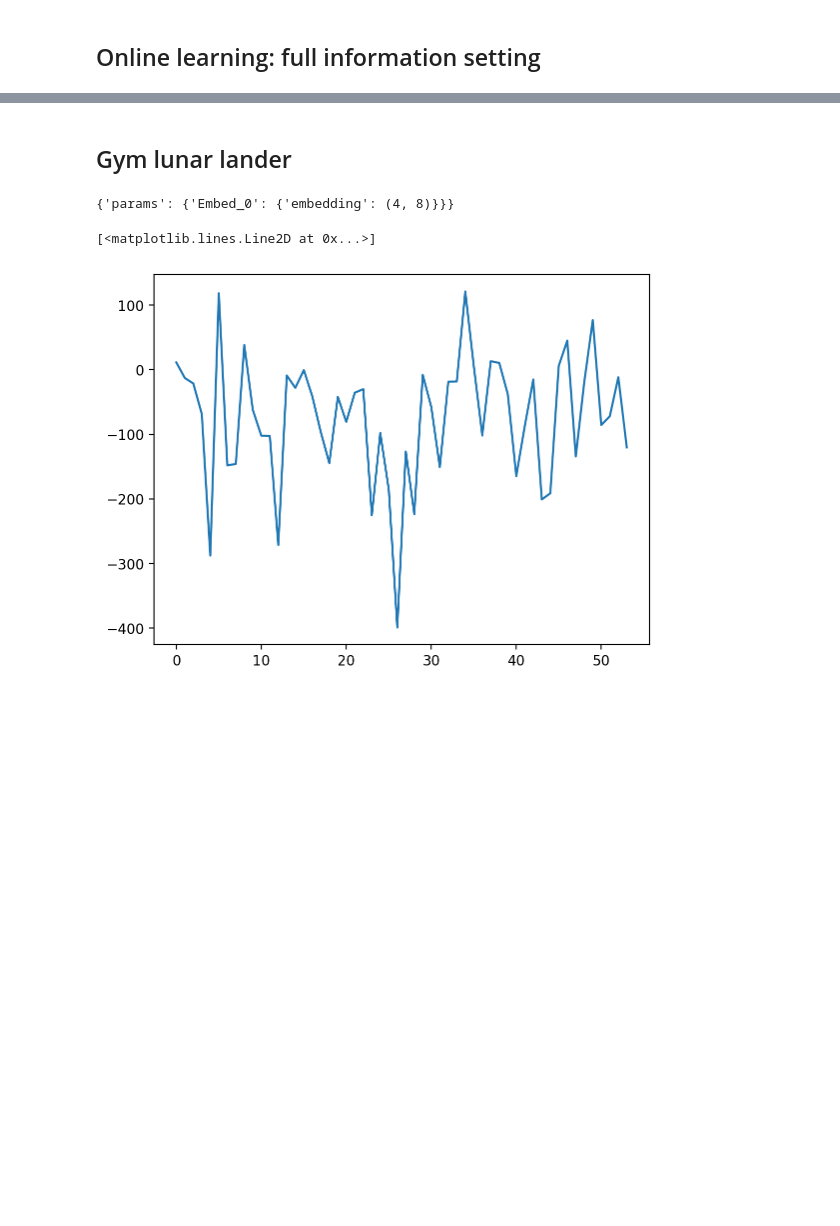
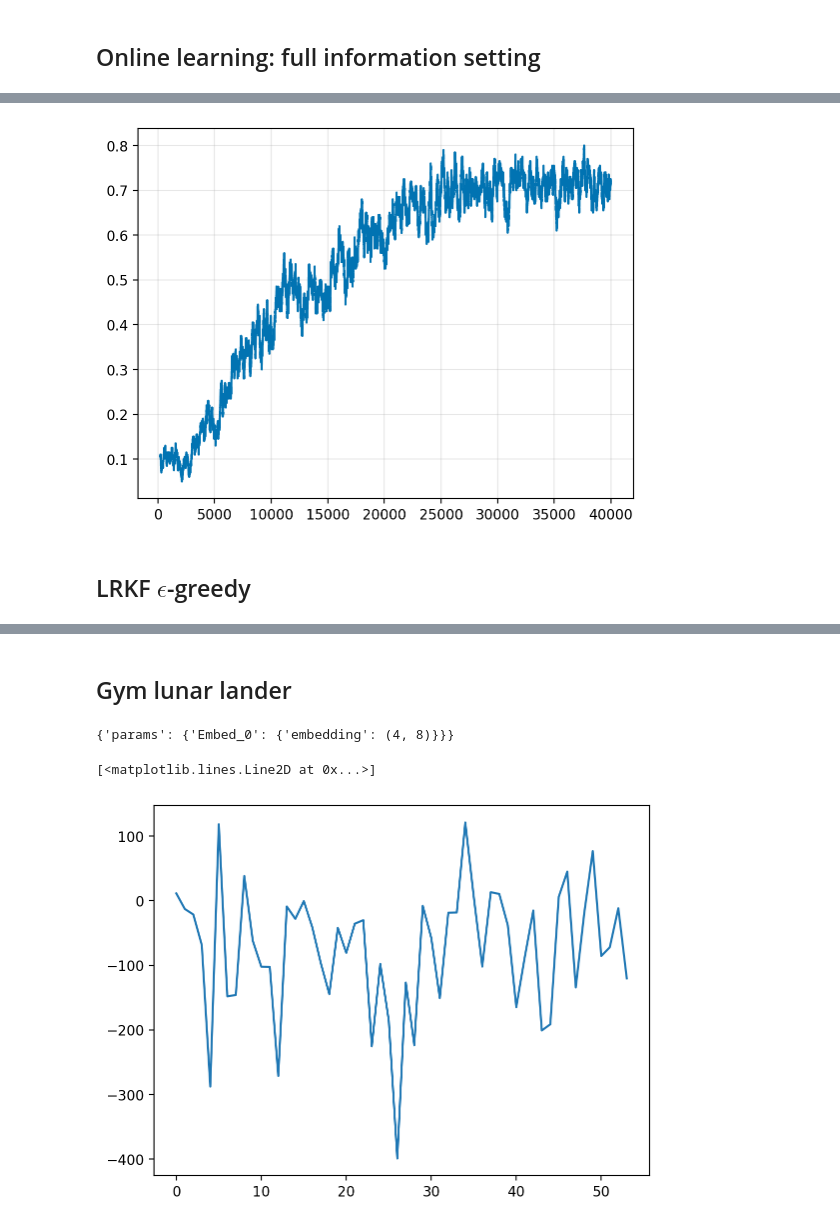
Before and after one commit to gerdm/low-rank-last-layer-inference, a Jupyter notebook: experiments/rl-toy.ipynb, the cells around one changed output, grey strips where cells are left out. Drawn from its saved outputs; the diff is of its cells as text; code cells hidden in the pictures; blank space fills up the shorter version.

```diff
--- a/experiments/rl-toy.ipynb
+++ b/experiments/rl-toy.ipynb
@@ -191,12 +141,11 @@ def mean_fn(params, x):
         return eta
 
 
-def cov_fn(x, eps=0.1):
-    return jnp.eye(1) * (x * (1 - x) + 0.01)
+def cov_fn(eta, eps=0.1):
     mean = jax.nn.softmax(eta)
     return jnp.diag(mean) - jnp.outer(mean, mean) + jnp.eye(len(mean)) * eps
 # %%
-eps = 0.01
+eps = 0.05
 def step(state, t):
     key_step = jax.random.fold_in(key_run, t)
     key_step, key_take = jax.random.split(key_step)
@@ -231,15 +180,15 @@ agent = onflow.LowRankLastLayer(
     mean_fn,
     cov_fn,
     rank=50,
-    dynamics_hidden=1e-6,
-    dynamics_last=1e-6
+    dynamics_hidden=0.0,
+    dynamics_last=0.0
 )
 
 
 bel_init = agent.init_bel(params_init, low_rank_diag=True, cov_hidden=1.0, cov_last=1.0)
 u_init = (bel_init, context_init, state_init)
-steps = 5_000
+steps = 40_000
 
-state_final, (actions, rewards) = jax.lax.scan(step, u_init, jnp.arange(steps))
-rewards = jax.block_until_ready((rewards + 1) / 2)
+state_final, (actions, rewards_eps) = jax.lax.scan(step, u_init, jnp.arange(steps))
+rewards_eps = jax.block_until_ready((rewards_eps + 1) / 2)
 # %% [output]
@@ -271,0 +202,7 @@ plt.grid(alpha=0.3)
+# %%
+pd.Series(rewards_eps).rolling(200).mean().plot()
+plt.grid(alpha=0.3)
+# %% [output]
+[figure, added]
+# %% [markdown]
+## LRKF $\epsilon$-greedy
```
Also changed, not shown: parts of 53 cells of this notebook.
